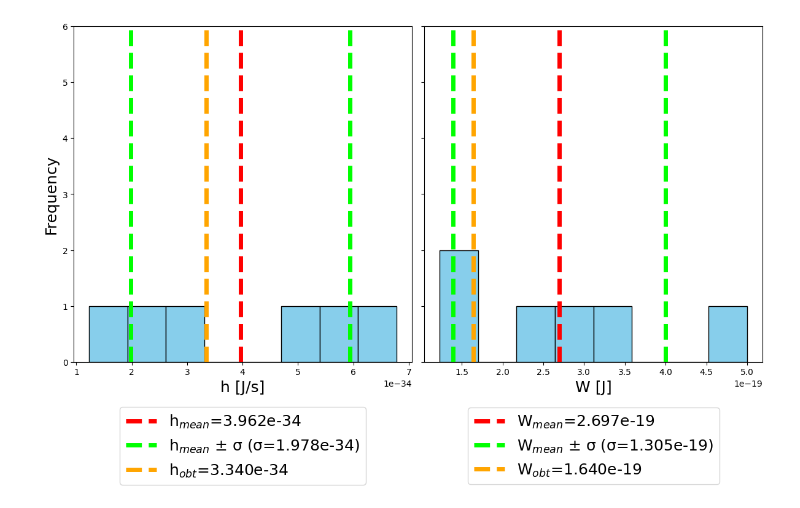
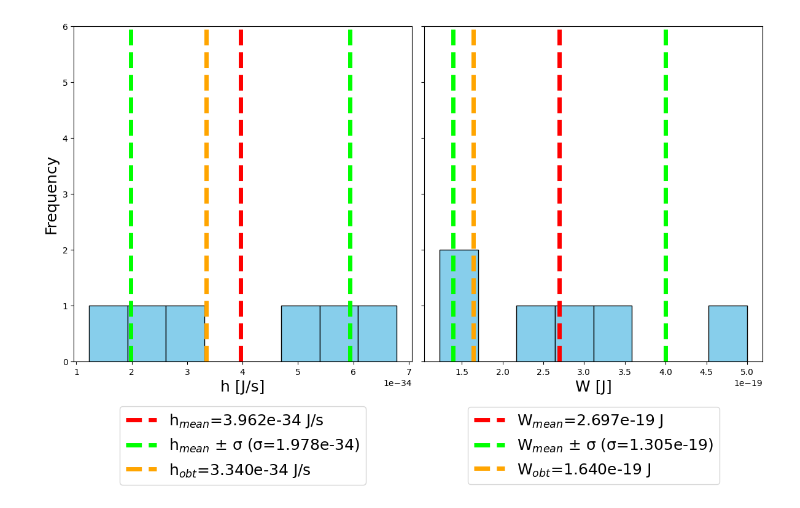
Before and after one commit to Goncalotramps/F2L-Data-Treatment, a Jupyter notebook: tratamento_fotoeletrico.ipynb, the cells around one changed output. Cells and saved outputs as stored; diff of their text form; code cells hidden in the pictures.

```diff
--- a/tratamento_fotoeletrico.ipynb
+++ b/tratamento_fotoeletrico.ipynb
@@ -23,7 +23,7 @@ valor_obtido: valores que obtiveram para os vossos dados tanto de h como de W na
 
 
 """""
-for col_name,ax,xlabels,valor_obtido in zip(["h","W"],[ax1,ax2],['h [J/s]','W [J]'],[3.34e-34,1.64e-19]):
+for col_name, units, ax,xlabels,valor_obtido in zip(["h","W"], ["J/s","J"],[ax1,ax2],['h [J/s]','W [J]'],[3.34e-34,1.64e-19]):
     # Intitular o ficheiro excel com os valores do calor específico com "tratamento_estatistico" e
     # dar upload ao ficheiro no ícone da pasta do lado esquerdo
 
@@ -55,34 +55,34 @@ for col_name,ax,xlabels,valor_obtido in zip(["h","W"],[ax1,ax2],['h [J/s]','W [J
 
     #Plot duma linha vertical que identifica o valor médio obtido para os dados.
 
-    ax.plot([mu,mu],[0,limsup+1],ls="--",lw=5,c="red",label=f"{col_name}$_{{mean}}$={mu:.3e}")
+    ax.plot([mu,mu],[0,limsup+1],ls="--",lw=5,c="red",label=f"{col_name}$_{{mean}}$={mu:.3e} {units}")
 
     #Dependendo se o aluno colocou 1 sigma ou mais sigmas a legenda do plot irá mudar.
     if n==1:
         labelsigma=f"{col_name}$_{{mean}}$ $\pm$ \u03C3 (\u03C3={std:.3e})"
     else:
-        labelsigma=f"{col_name}$_{{mean}}$ $\pm$ {n:.0f}\u03C3 (\u03C3={std:.3e})"
+        labelsigma=f"{col_name}$_{{mean}}$ $\pm$ {n:.0f}\u03C3  (\u03C3={std:.3e})"
 
     ax.plot([mu-n*std,mu-n*std],[0,limsup+1],ls="--",lw=5,c="lime",label=labelsigma)
     ax.plot([mu+n*std,mu+n*std],[0,limsup+1],ls="--",lw=5,c="lime")
-    ax.plot([valor_obtido,valor_obtido],[0,limsup+1],ls="--",lw=5,c="orange",label=f"{col_name}$_{{obt}}$={valor_obtido:.3e}")
+    ax.plot([valor_obtido,valor_obtido],[0,limsup+1],ls="--",lw=5,c="orange",label=f"{col_name}$_{{obt}}$={valor_obtido:.3e} {units}")
 
     ax.legend(bbox_to_anchor=(0.5, - 0.25), loc="center",fontsize=18)
 
     ax.ticklabel_format(style='sci', axis='x', scilimits=(0,0))
 
     # Colocar as unidades certas e os nomes das legendas mais convenientes
     ax.set_xlabel(xlabels,fontsize=18)
 
     ax.set_ylim(0,limsup+1)
 
     if ax==ax1:
         ax.set_ylabel('Frequency',fontsize=18)
 
 
     # Dá o plot final
 
 plt.tight_layout()
 plt.savefig("tratamento_dados.png")
 # %% [output]
-[figure, old version]
+[figure, new version]
```
